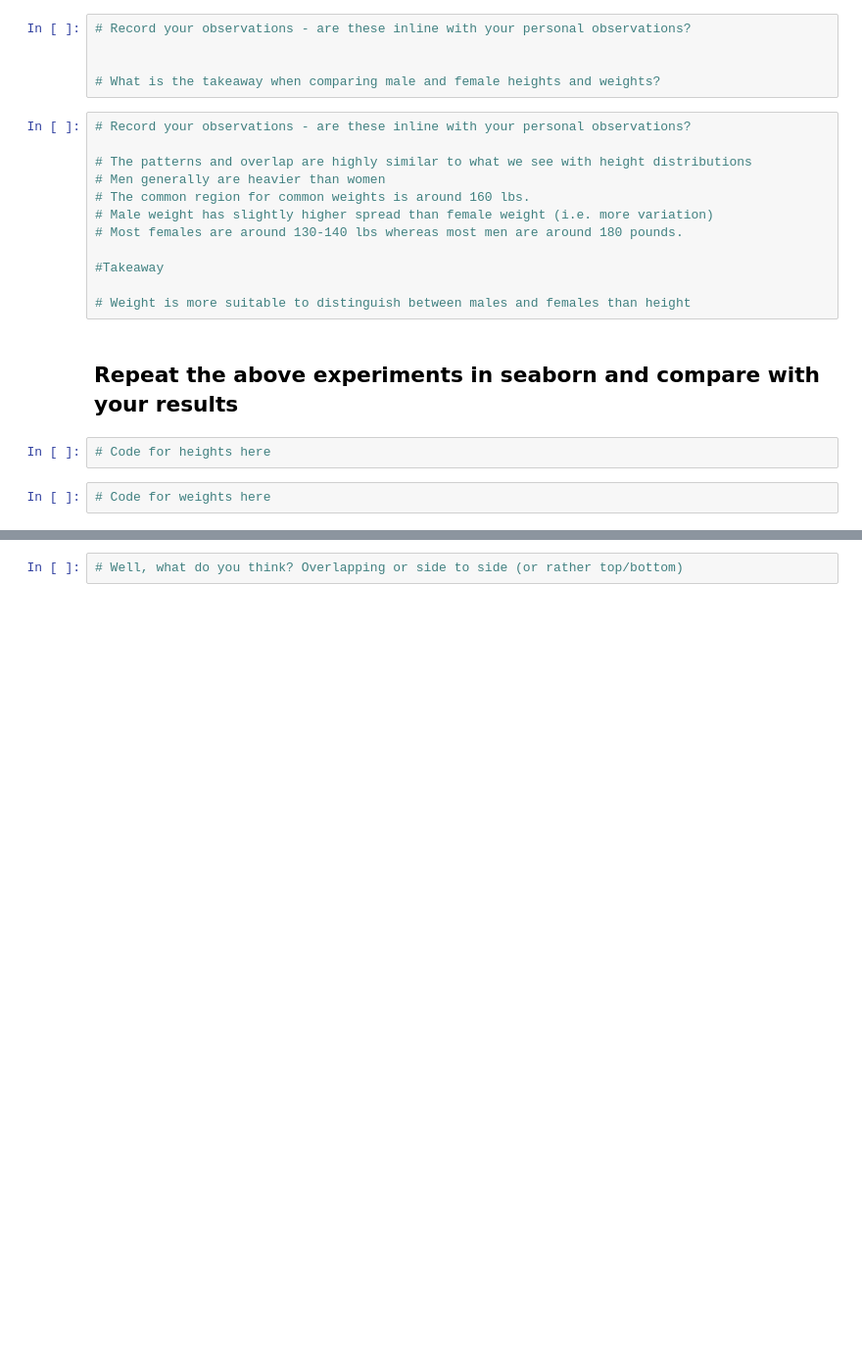
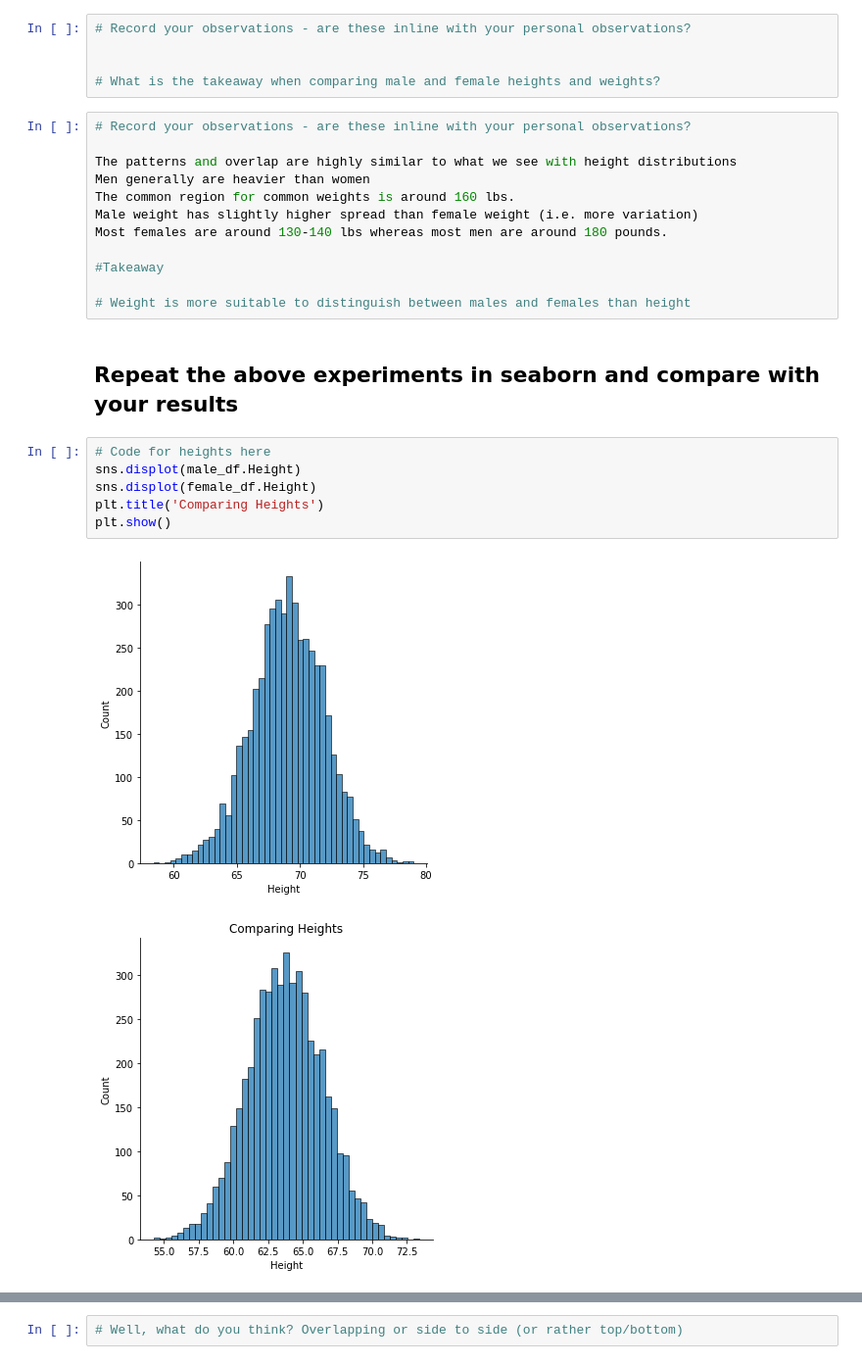
Before and after one commit to juliettmwaura/probability-density-functions-lab, a Jupyter notebook: index.ipynb, the cells around one changed output, grey strips where cells are left out. Shown: that part at 98% size. Drawn from its saved outputs; the diff is of its cells as text; blank space fills up the shorter version.

```diff
--- a/index.ipynb
+++ b/index.ipynb
@@ -188,18 +185,23 @@ TypeError: cannot unpack non-iterable NoneType object
 # %%
 # Record your observations - are these inline with your personal observations?
 
-# The patterns and overlap are highly similar to what we see with height distributions
-# Men generally are heavier than women
-# The common region for common weights is around 160 lbs.
-# Male weight has slightly higher spread than female weight (i.e. more variation)
-# Most females are around 130-140 lbs whereas most men are around 180 pounds.
+The patterns and overlap are highly similar to what we see with height distributions
+Men generally are heavier than women
+The common region for common weights is around 160 lbs.
+Male weight has slightly higher spread than female weight (i.e. more variation)
+Most females are around 130-140 lbs whereas most men are around 180 pounds.
 
 #Takeaway
 
 # Weight is more suitable to distinguish between males and females than height
 # %% [markdown]
 ## Repeat the above experiments in seaborn and compare with your results
-# %%
-# Code for heights here
-# %%
-# Code for weights here
+# %%
+# Code for heights here
+sns.displot(male_df.Height)
+sns.displot(female_df.Height)
+plt.title('Comparing Heights')
+plt.show()
+# %% [output]
+[figure, added]
+[figure, added]
```
Also changed, not shown: parts of 6 cells of this notebook.
